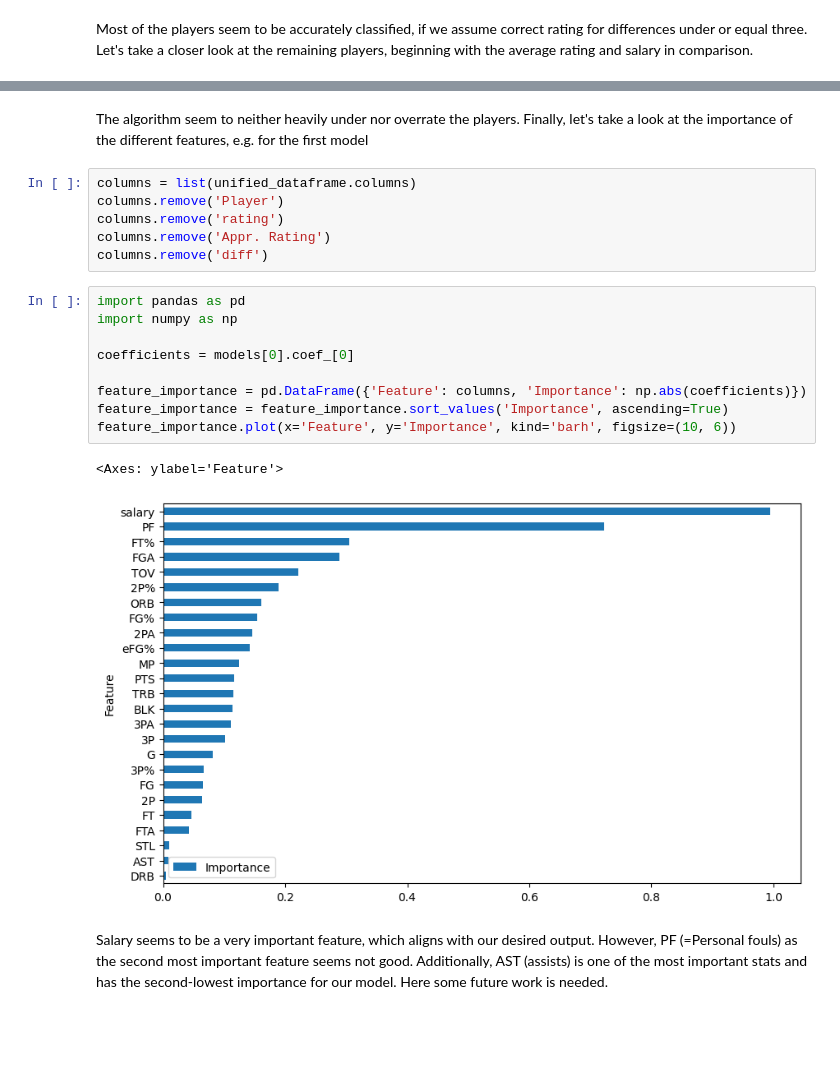
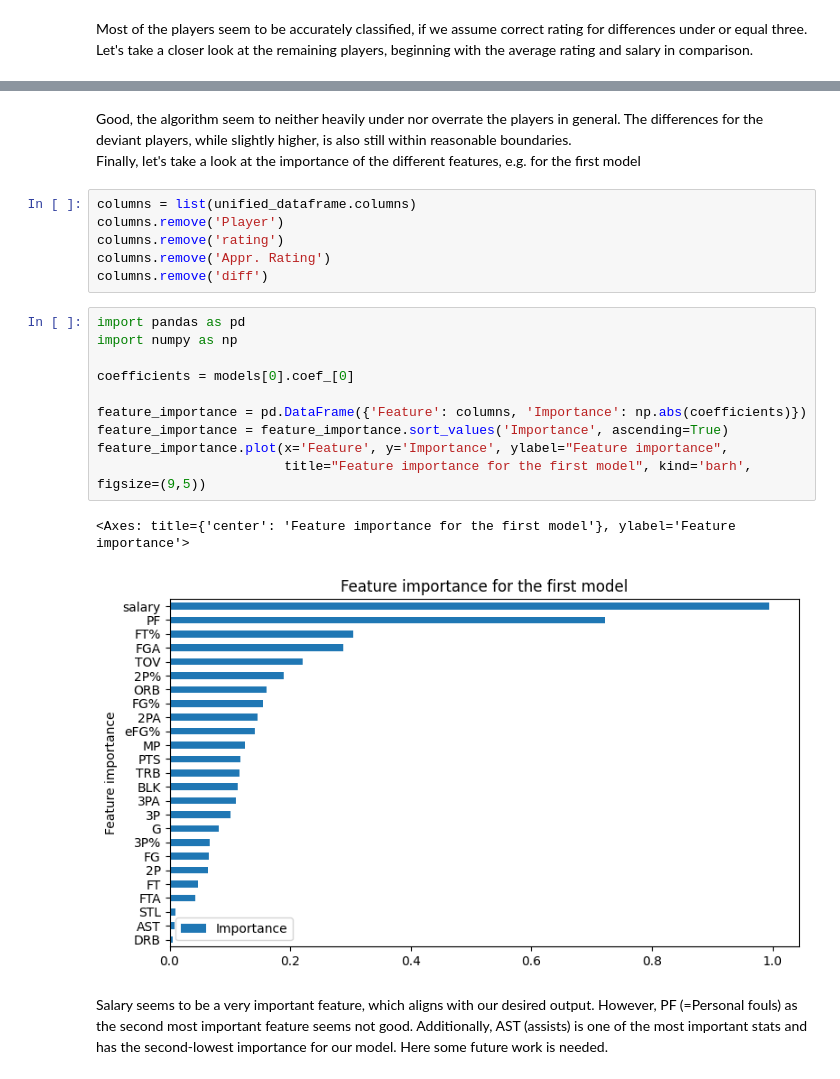
Before and after one commit to Christoph-Jung/made-ws2324, a Jupyter notebook: project/report.ipynb, the cells around one changed output, grey strips where cells are left out. Saved outputs shown, nothing was run; the diff lists cells and outputs as text; blank space fills up the shorter version.

```diff
--- a/project/report.ipynb
+++ b/project/report.ipynb
@@ -108,5 +114,6 @@ The sum over the differences is: 79.0 for 334 entries -> 0.24 per row
 # %% [markdown]
-The algorithm seem to neither heavily under nor overrate the players. Finally, let's take a look at the importance of the different features, e.g. for the first model
+Good, the algorithm seem to neither heavily under nor overrate the players in general. The differences for the deviant players, while slightly higher, is also still within reasonable boundaries. \
+Finally, let's take a look at the importance of the different features, e.g. for the first model
 # %%
 columns = list(unified_dataframe.columns)
 columns.remove('Player')
@@ -116,15 +123,16 @@ columns.remove('diff')
 # %%
 import pandas as pd
 import numpy as np
 
 coefficients = models[0].coef_[0]
 
 feature_importance = pd.DataFrame({'Feature': columns, 'Importance': np.abs(coefficients)})
 feature_importance = feature_importance.sort_values('Importance', ascending=True)
-feature_importance.plot(x='Feature', y='Importance', kind='barh', figsize=(10, 6))
+feature_importance.plot(x='Feature', y='Importance', ylabel="Feature importance",
+                        title="Feature importance for the first model", kind='barh', figsize=(9,5))
 # %% [output]
-<Axes: ylabel='Feature'>
+<Axes: title={'center': 'Feature importance for the first model'}, ylabel='Feature importance'>
-[figure, old version]
+[figure, new version]
 # %% [markdown]
 Salary seems to be a very important feature, which aligns with our desired output. However, PF (=Personal fouls) as the second most important feature seems not good. Additionally, AST (assists) is one of the most important stats and has the second-lowest importance for our model. Here some future work is needed.
 # %% [markdown]
```
Also changed, not shown: parts of 5 cells of this notebook.
